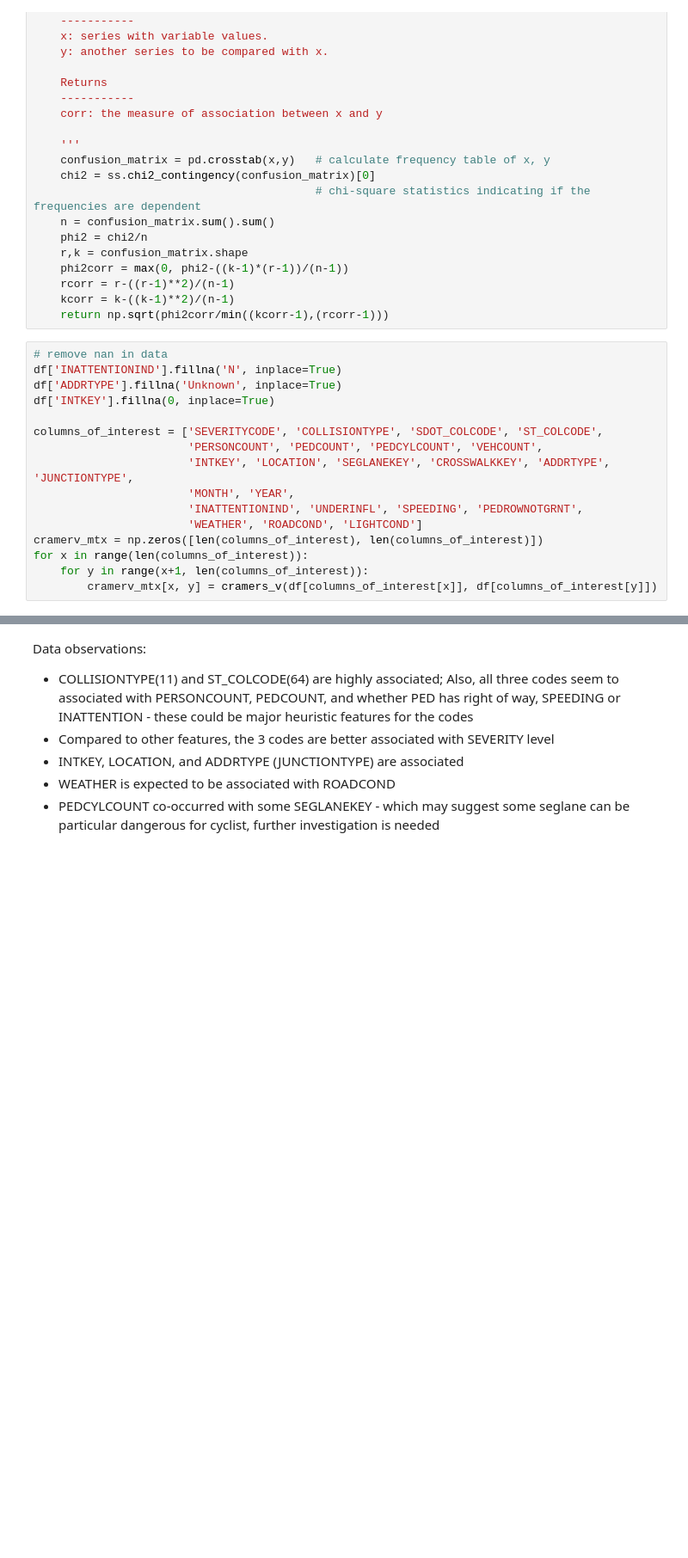
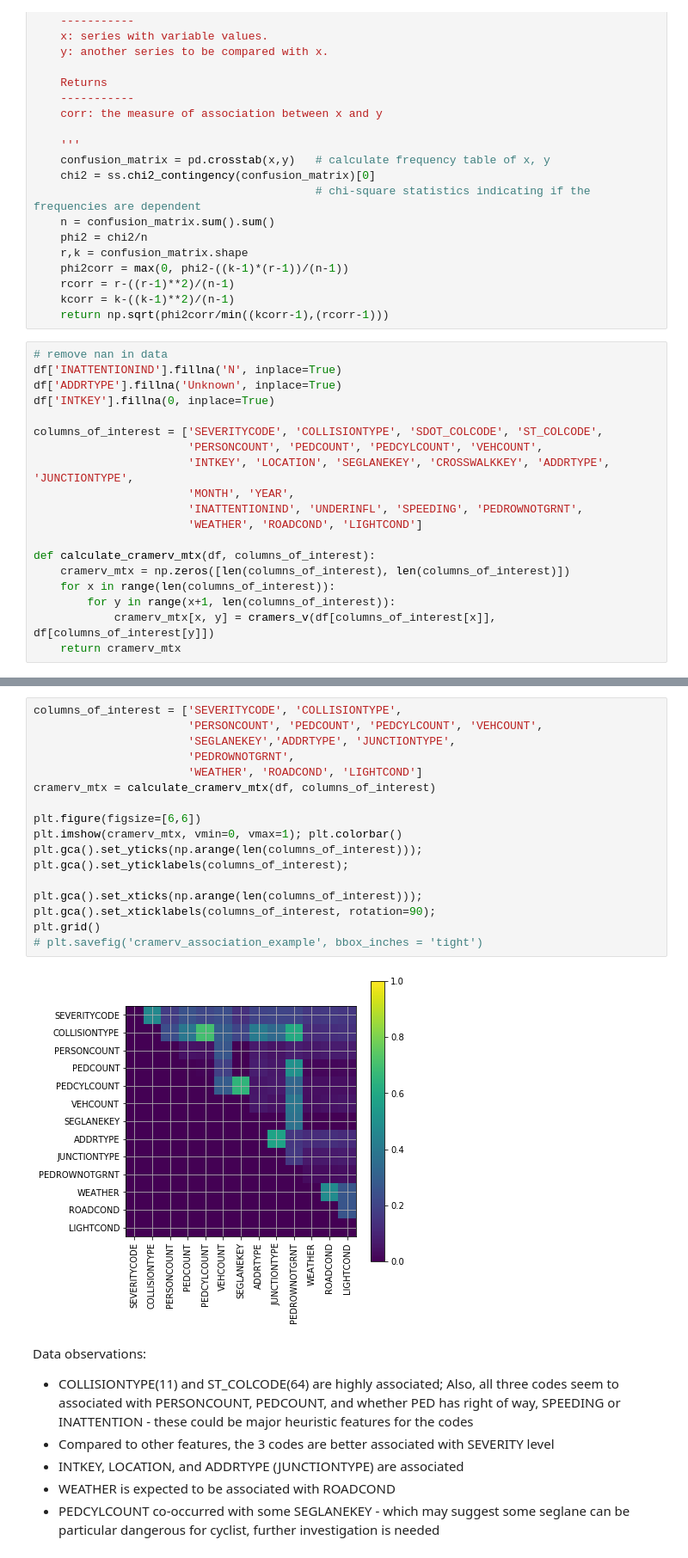
Before and after one commit to qcabel/collision-severity-prediction, a Jupyter notebook: predict_collision_severity.ipynb, the cells around one changed output, grey strips where cells are left out. Shown at 86% size. Drawn from its saved outputs; the diff is of its cells as text; blank space fills up the shorter version.

```diff
--- a/predict_collision_severity.ipynb
+++ b/predict_collision_severity.ipynb
@@ -507,8 +485,11 @@ columns_of_interest = ['SEVERITYCODE', 'COLLISIONTYPE', 'SDOT_COLCODE', 'ST_COLC
                        'MONTH', 'YEAR',
                        'INATTENTIONIND', 'UNDERINFL', 'SPEEDING', 'PEDROWNOTGRNT',
                        'WEATHER', 'ROADCOND', 'LIGHTCOND']
-cramerv_mtx = np.zeros([len(columns_of_interest), len(columns_of_interest)])
-for x in range(len(columns_of_interest)):
-    for y in range(x+1, len(columns_of_interest)):
-        cramerv_mtx[x, y] = cramers_v(df[columns_of_interest[x]], df[columns_of_interest[y]])
+
+def calculate_cramerv_mtx(df, columns_of_interest):
+    cramerv_mtx = np.zeros([len(columns_of_interest), len(columns_of_interest)])
+    for x in range(len(columns_of_interest)):
+        for y in range(x+1, len(columns_of_interest)):
+            cramerv_mtx[x, y] = cramers_v(df[columns_of_interest[x]], df[columns_of_interest[y]])
+    return cramerv_mtx
 # %%
@@ -522,6 +505,25 @@ plt.gca().set_xticklabels(columns_of_interest, rotation=90);
 plt.grid()
 # %% [output]
 [figure]
+# %%
+columns_of_interest = ['SEVERITYCODE', 'COLLISIONTYPE',
+                       'PERSONCOUNT', 'PEDCOUNT', 'PEDCYLCOUNT', 'VEHCOUNT',
+                       'SEGLANEKEY','ADDRTYPE', 'JUNCTIONTYPE',
+                       'PEDROWNOTGRNT',
+                       'WEATHER', 'ROADCOND', 'LIGHTCOND']
+cramerv_mtx = calculate_cramerv_mtx(df, columns_of_interest)
+
+plt.figure(figsize=[6,6])
+plt.imshow(cramerv_mtx, vmin=0, vmax=1); plt.colorbar()
+plt.gca().set_yticks(np.arange(len(columns_of_interest)));
+plt.gca().set_yticklabels(columns_of_interest);
+
+plt.gca().set_xticks(np.arange(len(columns_of_interest)));
+plt.gca().set_xticklabels(columns_of_interest, rotation=90);
+plt.grid()
+# plt.savefig('cramerv_association_example', bbox_inches = 'tight')
+# %% [output]
+[figure, added]
 # %% [markdown]
 Data observations:
 * COLLISIONTYPE(11) and ST_COLCODE(64) are highly associated; Also, all three codes seem to associated with PERSONCOUNT, PEDCOUNT, and whether PED has right of way, SPEEDING or INATTENTION - these could be major heuristic features for the codes
```
Also changed, not shown: parts of 15 cells of this notebook.
